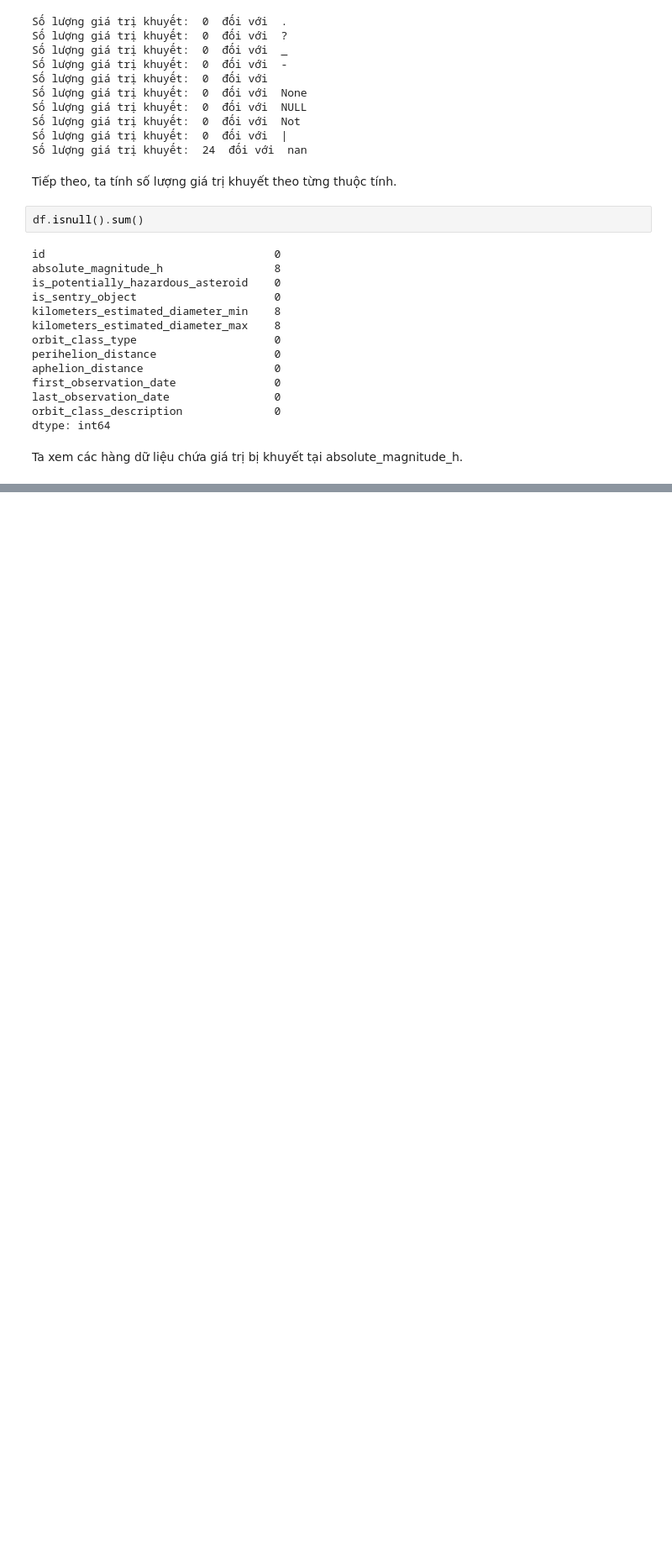
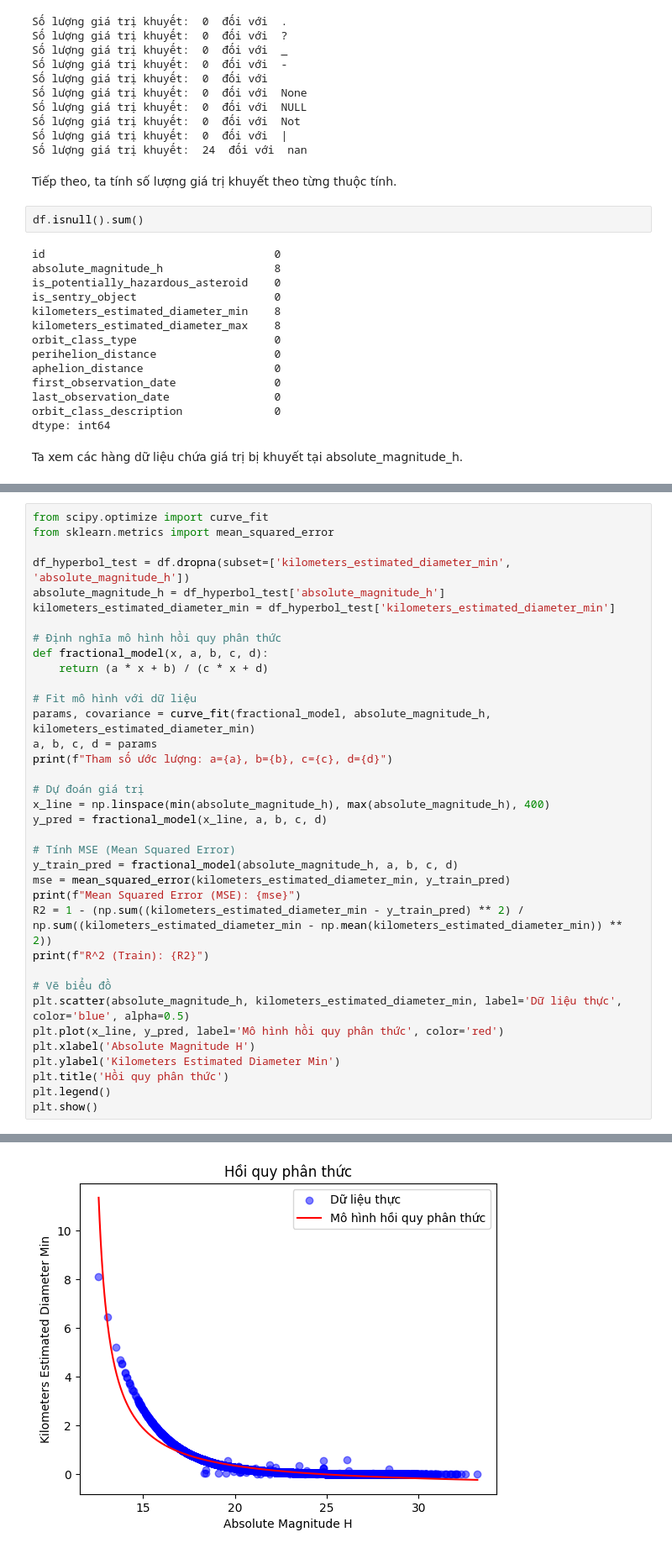
Before and after one commit to nhocratac/IE224-NEO, a Jupyter notebook: file_code_tong_hop.ipynb, the cells around one changed output, grey strips where cells are left out. Shown at 84% size. Saved outputs shown, nothing was run; the diff lists cells and outputs as text; blank space fills up the shorter version.

```diff
--- a/file_code_tong_hop.ipynb
+++ b/file_code_tong_hop.ipynb
@@ -86,0 +207,37 @@ dataFrame_missingData_absolute_magnitude_h
+# %%
+from scipy.optimize import curve_fit
+from sklearn.metrics import mean_squared_error
+
+df_hyperbol_test = df.dropna(subset=['kilometers_estimated_diameter_min', 'absolute_magnitude_h'])
+absolute_magnitude_h = df_hyperbol_test['absolute_magnitude_h']
+kilometers_estimated_diameter_min = df_hyperbol_test['kilometers_estimated_diameter_min']
+
+# Định nghĩa mô hình hồi quy phân thức
+def fractional_model(x, a, b, c, d):
+    return (a * x + b) / (c * x + d)
+
+# Fit mô hình với dữ liệu
+params, covariance = curve_fit(fractional_model, absolute_magnitude_h, kilometers_estimated_diameter_min)
+a, b, c, d = params
+print(f"Tham số ước lượng: a={a}, b={b}, c={c}, d={d}")
+
+# Dự đoán giá trị
+x_line = np.linspace(min(absolute_magnitude_h), max(absolute_magnitude_h), 400)
+y_pred = fractional_model(x_line, a, b, c, d)
+
+# Tính MSE (Mean Squared Error)
+y_train_pred = fractional_model(absolute_magnitude_h, a, b, c, d)
+mse = mean_squared_error(kilometers_estimated_diameter_min, y_train_pred)
+print(f"Mean Squared Error (MSE): {mse}")
+R2 = 1 - (np.sum((kilometers_estimated_diameter_min - y_train_pred) ** 2) / np.sum((kilometers_estimated_diameter_min - np.mean(kilometers_estimated_diameter_min)) ** 2))
+print(f"R^2 (Train): {R2}")
+
+# Vẽ biểu đồ
+plt.scatter(absolute_magnitude_h, kilometers_estimated_diameter_min, label='Dữ liệu thực', color='blue', alpha=0.5)
+plt.plot(x_line, y_pred, label='Mô hình hồi quy phân thức', color='red')
+plt.xlabel('Absolute Magnitude H')
+plt.ylabel('Kilometers Estimated Diameter Min')
+plt.title('Hồi quy phân thức')
+plt.legend()
+plt.show()
+# %% [output]
@@ -86,0 +247 @@ dataFrame_missingData_absolute_magnitude_h
+[figure, added]
```
Also changed, not shown: parts of 29 cells of this notebook.
